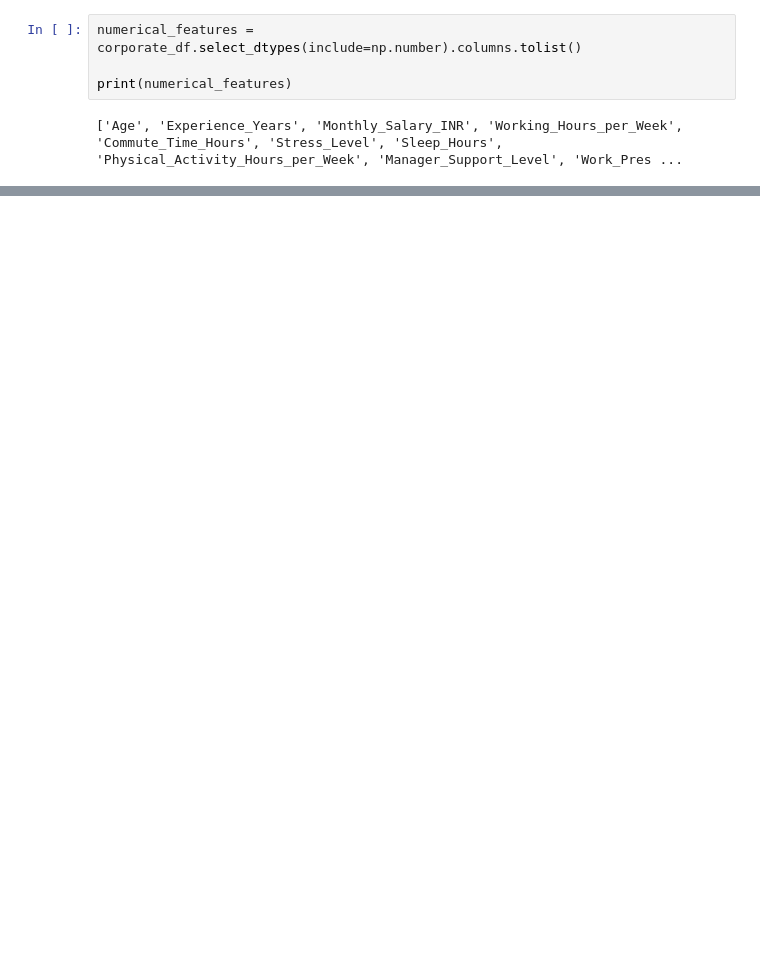
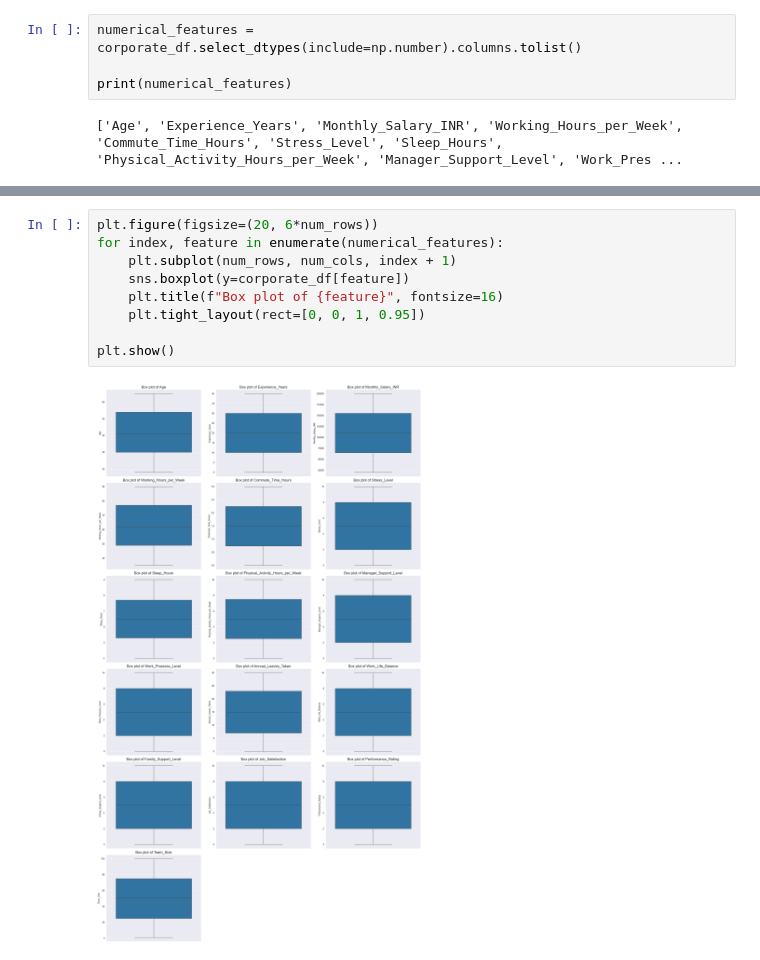
Before and after one commit to Avas77/corporate-stress-prediction, a Jupyter notebook: coporate-stress-data-analysis.ipynb, the cells around one changed output, grey strips where cells are left out. Saved outputs shown, nothing was run; the diff lists cells and outputs as text; blank space fills up the shorter version.

```diff
--- a/coporate-stress-data-analysis.ipynb
+++ b/coporate-stress-data-analysis.ipynb
@@ -133,0 +152,11 @@ print(numerical_features)
+# %%
+plt.figure(figsize=(20, 6*num_rows))
+for index, feature in enumerate(numerical_features):
+    plt.subplot(num_rows, num_cols, index + 1)
+    sns.boxplot(y=corporate_df[feature])
+    plt.title(f"Box plot of {feature}", fontsize=16)
+    plt.tight_layout(rect=[0, 0, 1, 0.95])
+
+plt.show()
+# %% [output]
+[figure, added]
```
Also changed, not shown: parts of 9 cells of this notebook.
